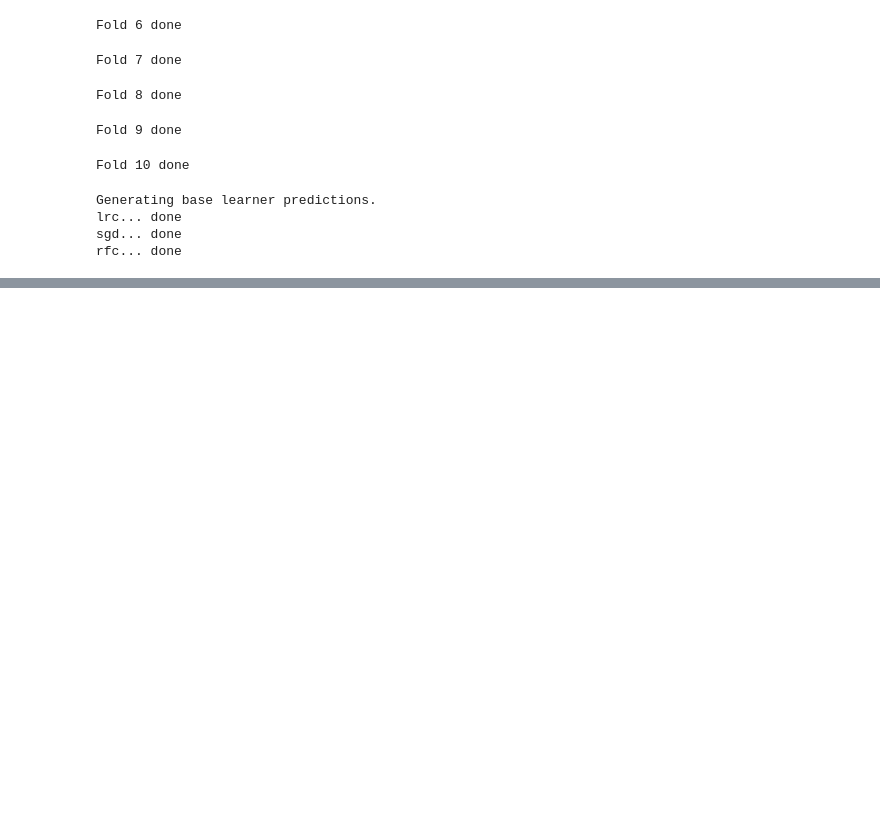
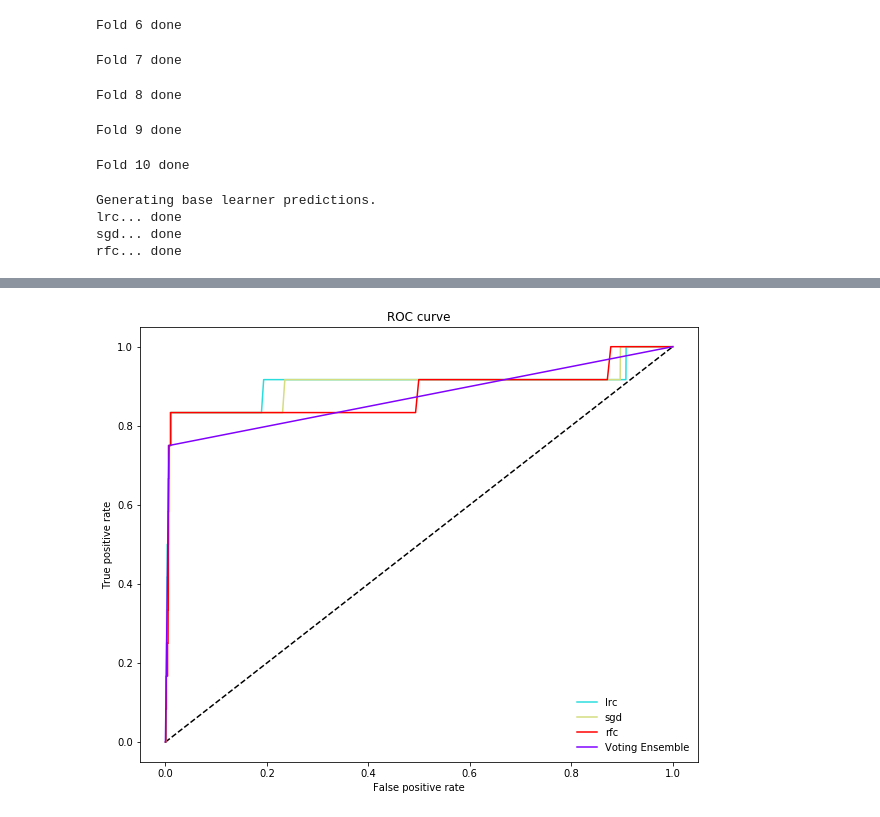
Before and after one commit to yalelikeyale/disease_detection, a Jupyter notebook: final_voting.ipynb, the cells around one changed output, grey strips where cells are left out. Saved outputs shown, nothing was run; the diff lists cells and outputs as text; code cells hidden in the pictures; blank space fills up the shorter version.

```diff
--- a/final_voting.ipynb
+++ b/final_voting.ipynb
@@ -180,0 +192,4 @@ roc_auc_score(y_test, y_pred)
+# %%
+plot_roc_curve(y_test, test.values, np.where(votes_df.total_votes>1,1,0), test.columns, "Voting Ensemble")
+# %% [output]
+[figure, added]
```
Also changed, not shown: parts of 11 cells of this notebook.
